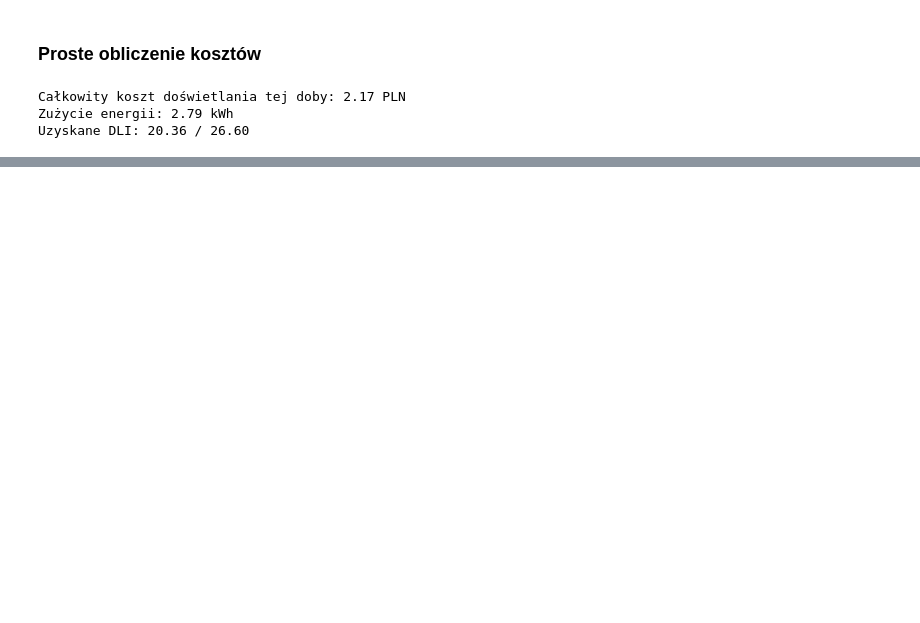
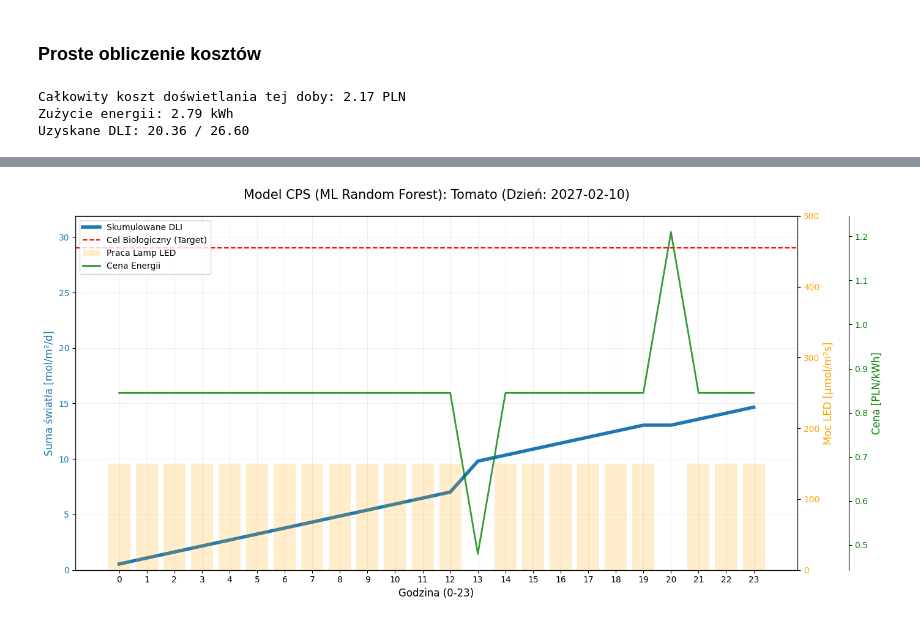
Before and after one commit to jfx21/cps-plant, a Jupyter notebook: notebooks/plant_handling_model.ipynb, the cells around one changed output, grey strips where cells are left out. Cells and saved outputs as stored; diff of their text form; code cells hidden in the pictures; blank space fills up the shorter version.

```diff
--- a/notebooks/plant_handling_model.ipynb
+++ b/notebooks/plant_handling_model.ipynb
@@ -148,0 +349,6 @@ Uzyskane DLI: 20.36 / 26.60
+# %%
+wybrana_data = '2027-02-10'
+results2 = ml_agent.grow_tomato(target_date=wybrana_data)
+plot_results(results2, 'Tomato', wybrana_data)
+# %% [output]
+[figure, added]
```
Also changed, not shown: parts of 9 cells of this notebook.
